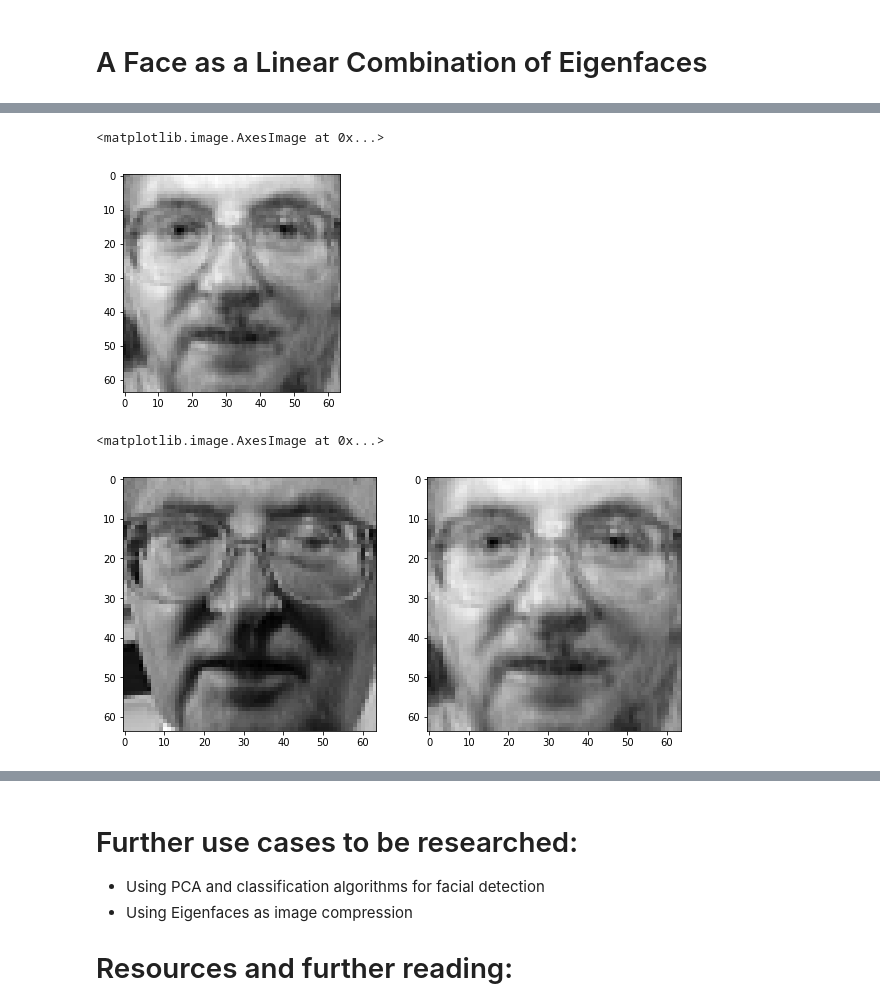
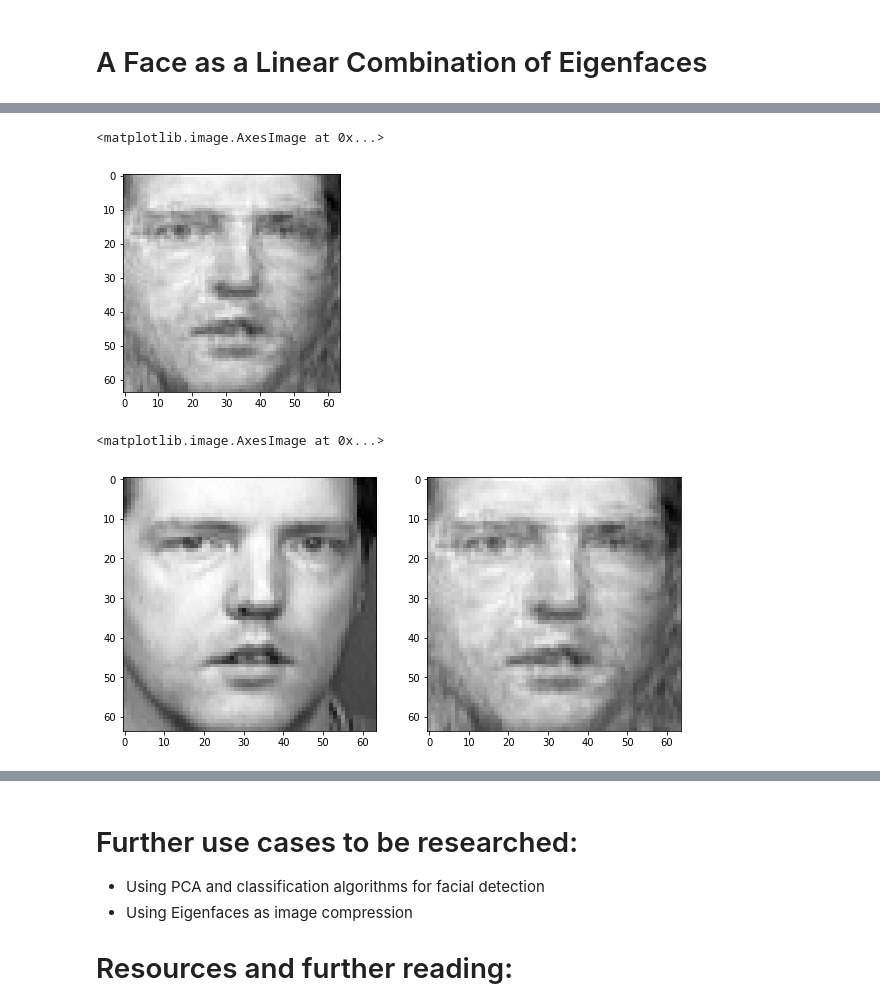
Before and after one commit to DanielNghiem/pca_eigenfaces_talk, a Jupyter notebook: eigenface_notebook.ipynb, the cells around one changed output, grey strips where cells are left out. Saved outputs shown, nothing was run; the diff lists cells and outputs as text; code cells hidden in the pictures.

```diff
--- a/eigenface_notebook.ipynb
+++ b/eigenface_notebook.ipynb
@@ -63,10 +65,13 @@ plt.imshow(im, cmap='gray')
 <matplotlib.image.AxesImage at 0x...>
 [figure]
 # %%
+# Here are the first 16 images.  Note the slight variations in the eyes,
+# lips, and angles of the face.
+
 fig, axes = plt.subplots(4, 4, figsize=(10,10))
 
 for i, ax in enumerate(axes.flat):
-    im = faces_images[i].reshape(64,64)
+    im = faces_images[i]
     ax.imshow(im, cmap='gray')
 # %% [output]
 [figure]
@@ -92,10 +88,14 @@ n_features = X.shape[1]
 # %%
 # Split the image data into training and testing sets using
-# a 80%-20% split.
+# a 80%-20% split.  We won't perform any classification in this project,
+# but we will use an image from Xtest later.
 
 Xtrain, Xtest, ytrain, ytest = train_test_split(
-    X, target, test_size=0.2, random_state=34
+    faces_data, target, test_size=0.2, random_state=34
     )
+
+n_samples = faces_data.shape[0]
+n_features = faces_data.shape[1]
 
 print("Number of samples: %d" % n_samples)
 print("Number of features (pixels): %d" % n_features)
@@ -217,14 +223,12 @@ plt.imshow(v.reshape(64,64), cmap='gray')
 
 from sklearn.decomposition import PCA
 # %%
-from sklearn.decomposition import PCA
-
 '''
 Compute a PCA (eigenfaces) on the dataset (treated as unlabeled
 dataset): unsupervised feature extraction / dimensionality reduction
 '''
 
-n_components = 200    # number of components (eigenvectors to keep)
+n_components = 320    # number of components (eigenvectors to keep)
 
 print("Extracting the top %d eigenfaces from %d faces..."
       % (n_components, Xtrain.shape[0]))
@@ -292,7 +304,7 @@ display_component(pca_faces, 190)
 # %% [markdown]
 # A Face as a Linear Combination of Eigenfaces
 # %%
-test_face = Xtest[32]   # This face was NOT in our training set!
+test_face = Xtest[1]   # This face was NOT in our training set!
 
 fig = plt.figure(figsize=(4,4))
 plt.imshow(test_face.reshape(64,64), cmap='gray')
@@ -301,21 +314,18 @@ NameError: name 'Xtest' is not defined
 # %%
 # Approximate a new face using the mean face and Eigenfaces
 
 eigenfaces = pca_faces.components_
-
-im_vector = test_face
-
-approximation = mean_face
+approximation = np.zeros(4096)
 
 for i in range(len(eigenfaces)):
     weight = np.dot(test_face, eigenfaces[i])
     approximation += eigenfaces[i] * weight
 
 fig = plt.figure(figsize=(4,4))
 plt.imshow(approximation.reshape(64,64), cmap='gray')
 # %% [output]
 <matplotlib.image.AxesImage at 0x...>
-[figure, old version]
+[figure, new version]
 # %%
 fig, axes = plt.subplots(1, 2, figsize=(10,10))
 
@@ -323,4 +333,4 @@ axes[0].imshow(test_face.reshape(64,64), cmap='gray')
 axes[1].imshow(approximation.reshape(64,64), cmap='gray')
 # %% [output]
 <matplotlib.image.AxesImage at 0x...>
-[figure, old version]
+[figure, new version]
```
Also changed, not shown: parts of 18 cells of this notebook.
